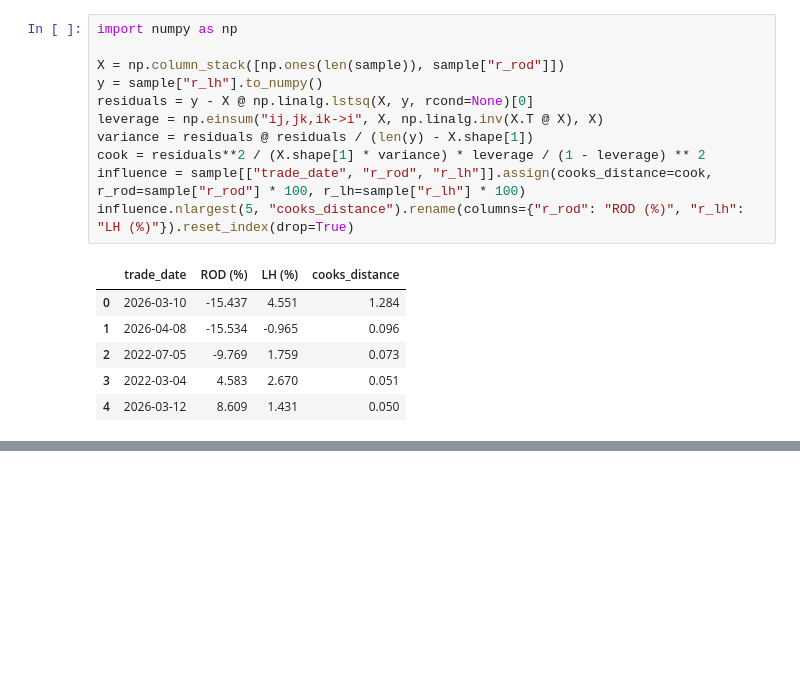
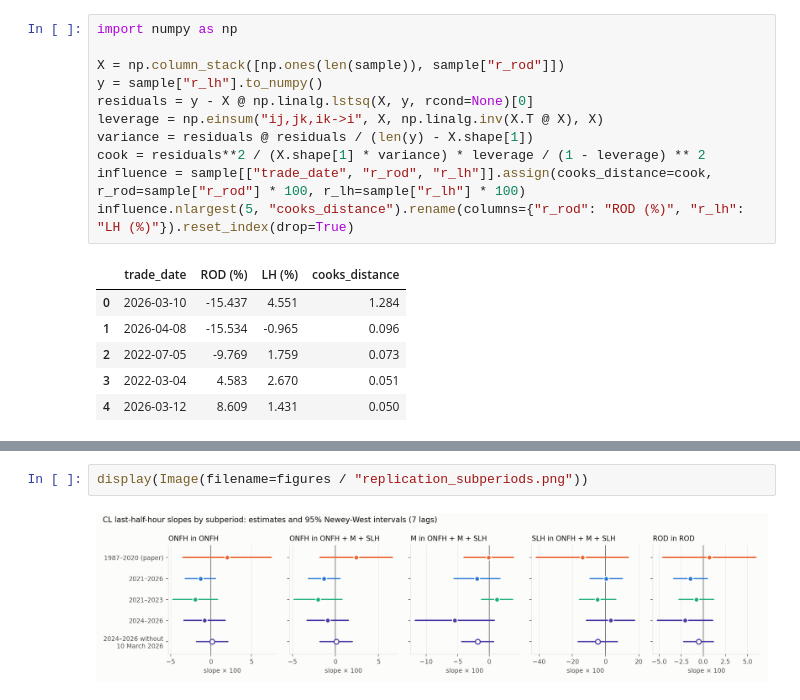
Before and after one commit to gwino/futures-project-group3, a Jupyter notebook: analysis/04_replication_results.ipynb, the cells around one changed output, grey strips where cells are left out. Saved outputs shown, nothing was run; the diff lists cells and outputs as text; blank space fills up the shorter version.

```diff
--- a/analysis/04_replication_results.ipynb
+++ b/analysis/04_replication_results.ipynb
@@ -349,0 +421,4 @@ In 2021–2026 there is **no evidence of intraday momentum in CL**. The slopes a
+# %%
+display(Image(filename=figures / "replication_subperiods.png"))
+# %% [output]
+[figure, added]
```
Also changed, not shown: parts of 10 cells of this notebook, 10 other files.
